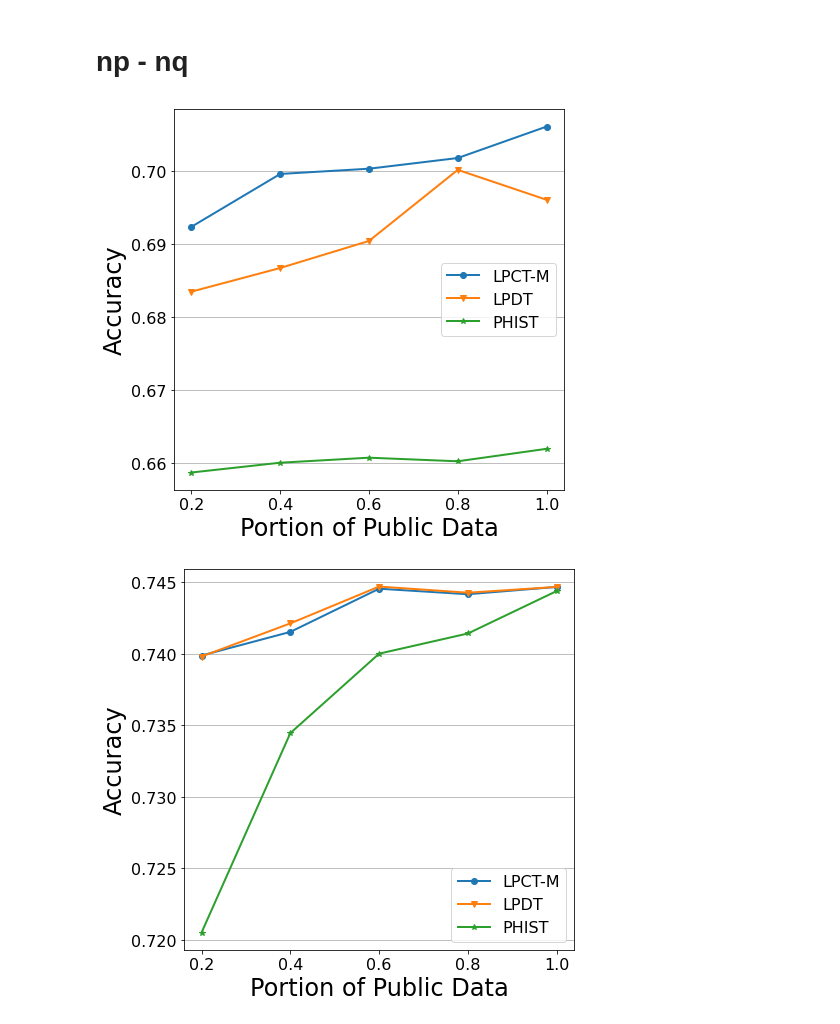
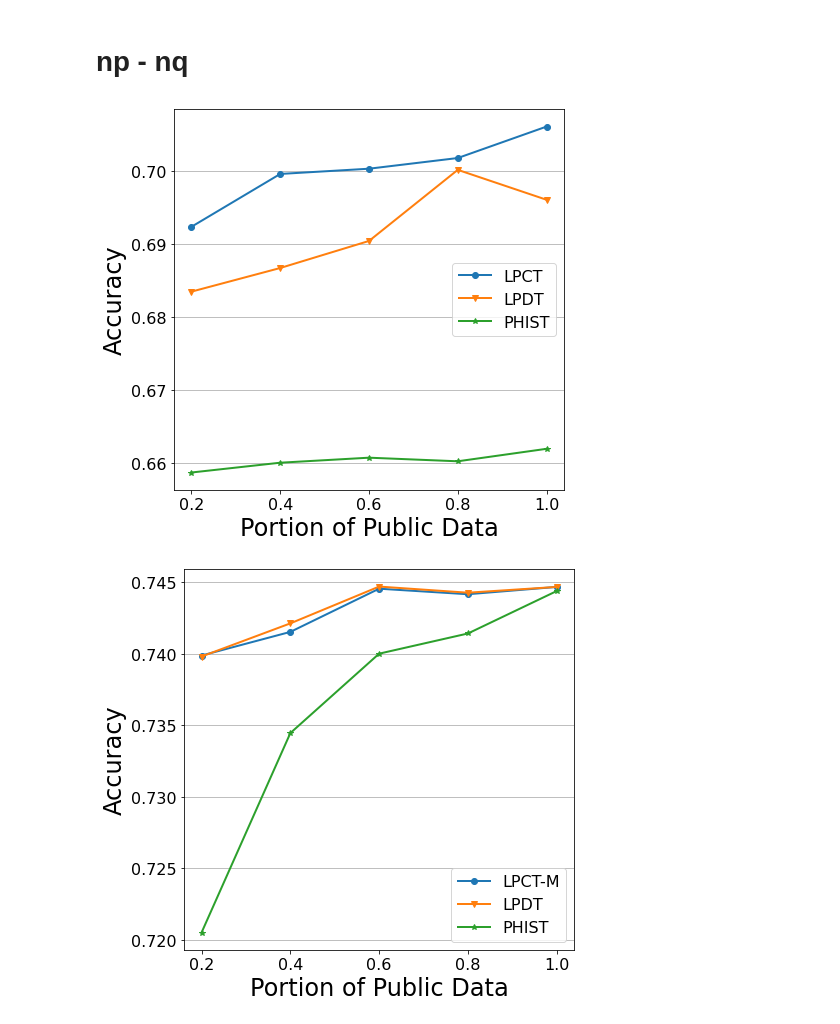
Before and after one commit to Karlmyh/LPCT, a Jupyter notebook: plot.ipynb, the cells around one changed output. Cells and saved outputs as stored; diff of their text form; code cells hidden in the pictures.

```diff
--- a/plot.ipynb
+++ b/plot.ipynb
@@ -1522,35 +1539,35 @@ df_mean = best_result_log.groupby(by=["dataname", "method", "epsilon", "delta"])
 fig, ax = plt.subplots(figsize=(7,7))
 epsilon = 8
 
 
 x = [0.2, 0.4, 0.6, 0.8, 1.0]
 
 y = df_mean['accuracy'][(df_mean["epsilon"] == epsilon)  * (df_mean["method"] == "LPCT-M")]
-_ = plt.plot(x,y,linewidth=2,label= 'LPCT-M'.format(epsilon),marker = "o")
+_ = plt.plot(x,y,linewidth=2,label= 'LPCT'.format(epsilon),marker = "o")
 
 y = df_mean['accuracy'][(df_mean["epsilon"] == epsilon)  * (df_mean["method"] == "LPCT-original")]
 _ = plt.plot(x,y,linewidth=2,label= 'LPDT'.format(epsilon),marker = "v")
 
 y = df_mean['accuracy'][(df_mean["epsilon"] == epsilon)  * (df_mean["method"] == "LDPHIST")]
 _ = plt.plot(x,y,linewidth=2,label= 'PHIST'.format(epsilon),marker = "*")
 
 
 
 
 
 _ = plt.ylabel("Accuracy", fontsize=24)
 _ = plt.xlabel("Portion of Public Data", fontsize=24)
 _ = plt.legend(fontsize = 16)
 _ = plt.xticks(fontsize = 16)
 _ = plt.yticks(fontsize = 16)
 _ = plt.grid(axis = 'y')
 
 _ = ax.set_xticks( x )
 
 
 plt.savefig("./results/plot/utility_by_public_1.pdf",bbox_inches="tight")
 # %% [output]
-[figure, old version]
+[figure, new version]
 # %%
 
 report_method = ["LPCT-M", "LDPHIST", "LPCT-original"]
```
Also changed, not shown: parts of 3 cells of this notebook, 22 other files.
